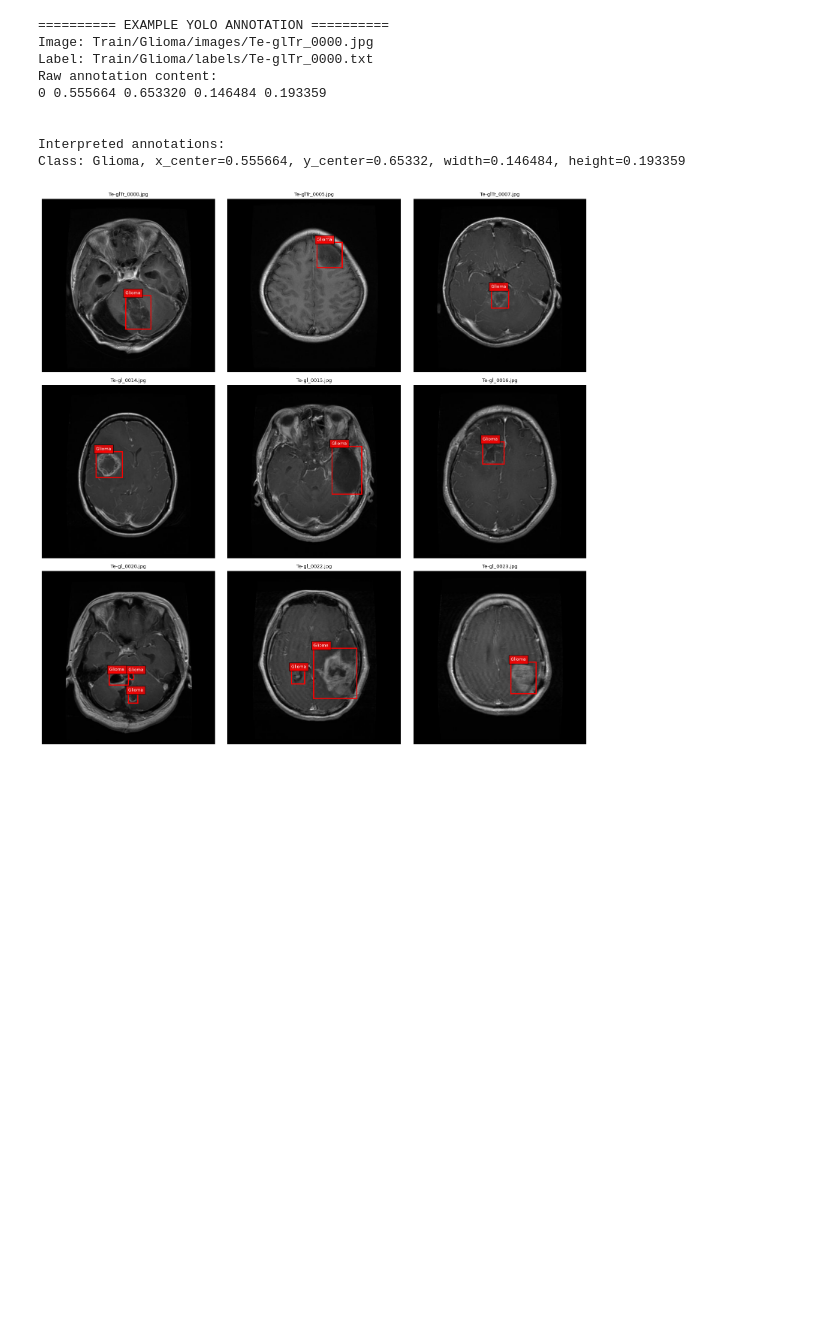
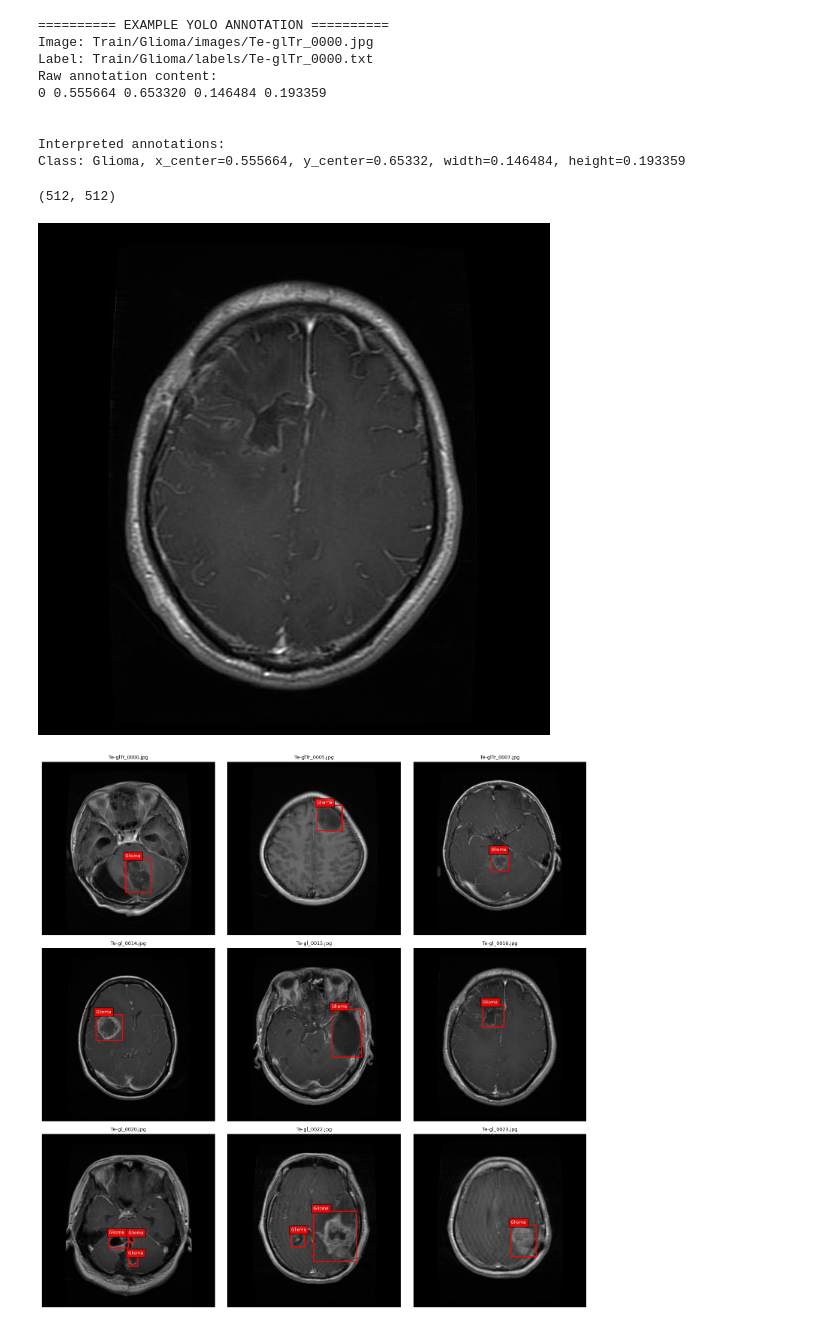
Before and after one commit to ikara-py/mri_NeuroVision, a Jupyter notebook: notebooks/YOLOv8_Brain_Tumor_Detection.ipynb, the cells around one changed output. Cells and saved outputs as stored; diff of their text form; code cells hidden in the pictures; blank space fills up the shorter version.

```diff
--- a/notebooks/YOLOv8_Brain_Tumor_Detection.ipynb
+++ b/notebooks/YOLOv8_Brain_Tumor_Detection.ipynb
@@ -330,6 +357,13 @@ Raw annotation content:
 
 Interpreted annotations:
 Class: Glioma, x_center=0.555664, y_center=0.65332, width=0.146484, height=0.193359
+# %%
+image = Image.open(image_label_pairs[5][0])
+print(image.size)
+image
+# %% [output]
+(512, 512)
+[figure, added]
 # %%
 def show_mri_samples(pairs, n=9):
     samples = pairs[:n]
```
Also changed, not shown: parts of 15 cells of this notebook.
